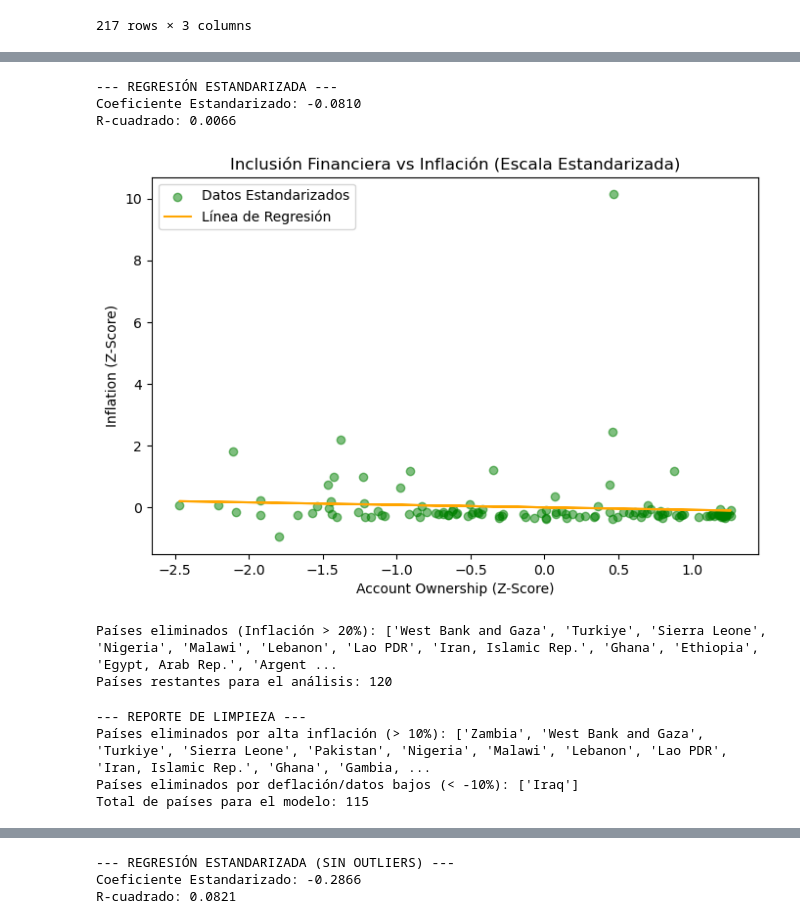
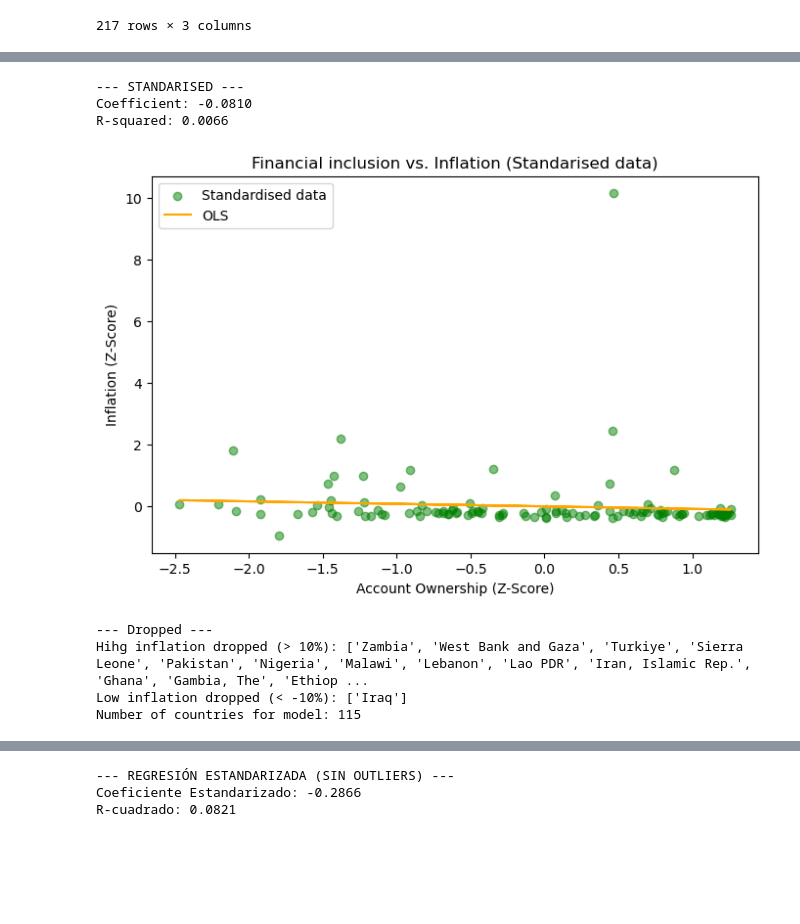
Before and after one commit to CarlosGV1208/CarlosGV1208.github.io, a Jupyter notebook: project/project.ipynb, the cells around one changed output, grey strips where cells are left out. Cells and saved outputs as stored; diff of their text form; code cells hidden in the pictures; blank space fills up the shorter version.

```diff
--- a/project/project.ipynb
+++ b/project/project.ipynb
@@ -722,75 +550,61 @@ R-cuadrado: 0.0066
 # %%
-# Aplicar StandardScaler
+# OLS STANDARISED REGRESSION
+
+# Using Scaler
 scaler_X = StandardScaler()
 scaler_y = StandardScaler()
 
 X_std = scaler_X.fit_transform(X)
 y_std = scaler_y.fit_transform(y.reshape(-1, 1))
 
-# Entrenar modelo estandarizado
 model_std = LinearRegression()
 model_std.fit(X_std, y_std)
 y_pred_std = model_std.predict(X_std)
 
-print("\n--- REGRESIÓN ESTANDARIZADA ---")
-print(f"Coeficiente Estandarizado: {model_std.coef_[0][0]:.4f}")
-print(f"R-cuadrado: {r2_score(y_std, y_pred_std):.4f}")
+print("\n--- STANDARISED ---")
+print(f"Coefficient: {model_std.coef_[0][0]:.4f}")
+print(f"R-squared: {r2_score(y_std, y_pred_std):.4f}")
 
 # Gráfico 2
 plt.figure(figsize=(8, 5))
-plt.scatter(X_std, y_std, alpha=0.5, color='green', label='Datos Estandarizados')
-plt.plot(X_std, y_pred_std, color='orange', label='Línea de Regresión')
-plt.title('Inclusión Financiera vs Inflación (Escala Estandarizada)')
+plt.scatter(X_std, y_std, alpha=0.5, color='green', label='Standardised data')
+plt.plot(X_std, y_pred_std, color='orange', label='OLS')
+plt.title('Financial inclusion vs. Inflation (Standarised data)')
 plt.xlabel('Account Ownership (Z-Score)')
 plt.ylabel('Inflation (Z-Score)')
 plt.legend()
 plt.show()
 # %% [output]
---- REGRESIÓN ESTANDARIZADA ---
-Coeficiente Estandarizado: -0.0810
-R-cuadrado: 0.0066
+--- STANDARISED ---
+Coefficient: -0.0810
+R-squared: 0.0066
-[figure, old version]
+[figure, new version]
-# %%
-# 1. Filtrar el DataFrame original (df_ml)
-# Mantenemos solo países con inflación <= 20%
-df_clean = df_ml[df_ml['Inflation'] <= 15].copy()
-
-# Opcional: Ver qué países fueron eliminados como outliers
-outliers = df_ml[df_ml['Inflation'] > 15]
-print(f"Países eliminados (Inflación > 20%): {outliers['Country'].tolist()}")
-print(f"Países restantes para el análisis: {len(df_clean)}")
-
-# Preparamos las variables X y y con los datos limpios
-X_clean = df_clean[['Account_Ownership']].values
-y_clean = df_clean['Inflation'].values
-# %% [output]
-Países eliminados (Inflación > 20%): ['West Bank and Gaza', 'Turkiye', 'Sierra Leone', 'Nigeria', 'Malawi', 'Lebanon', 'Lao PDR', 'Iran, Islamic Rep.', 'Ghana', 'Ethiopia', 'Egypt, Arab Rep.', 'Argent ...
-Países restantes para el análisis: 120
 # %%
-# 1. Definir los límites del filtro
+# Droping outliers
+
+# Limits for inflation
 limite_superior = 10
-limite_inferior = -10  # Opcional: puedes poner -2 si quieres incluir deflación leve
+limite_inferior = -10
 
-# 2. Filtrar el DataFrame original (df_ml)
-# Usamos el operador '&' para cumplir ambas condiciones
+# Filtering original dataframe
 df_clean = df_ml[(df_ml['Inflation'] <= limite_superior) &
                  (df_ml['Inflation'] >= limite_inferior)].copy()
 
-# 3. Identificar quiénes quedaron fuera
+# Review dropped countries
 outliers_high = df_ml[df_ml['Inflation'] > limite_superior]
 outliers_low = df_ml[df_ml['Inflation'] < limite_inferior]
 
-print(f"--- REPORTE DE LIMPIEZA ---")
-print(f"Países eliminados por alta inflación (> {limite_superior}%): {outliers_high['Country'].tolist()}")
-print(f"Países eliminados por deflación/datos bajos (< {limite_inferior}%): {outliers_low['Country'].tolist()}")
-print(f"Total de países para el modelo: {len(df_clean)}")
+print(f"--- Dropped ---")
+print(f"Hihg inflation dropped (> {limite_superior}%): {outliers_high['Country'].tolist()}")
+print(f"Low inflation dropped (< {limite_inferior}%): {outliers_low['Country'].tolist()}")
+print(f"Number of countries for model: {len(df_clean)}")
 
-# 4. Preparar las variables X y y con los datos limpios
+
 X_clean = df_clean[['Account_Ownership']].values
 y_clean = df_clean['Inflation'].values
 # %% [output]
---- REPORTE DE LIMPIEZA ---
-Países eliminados por alta inflación (> 10%): ['Zambia', 'West Bank and Gaza', 'Turkiye', 'Sierra Leone', 'Pakistan', 'Nigeria', 'Malawi', 'Lebanon', 'Lao PDR', 'Iran, Islamic Rep.', 'Ghana', 'Gambia, ...
-Países eliminados por deflación/datos bajos (< -10%): ['Iraq']
-Total de países para el modelo: 115
+--- Dropped ---
+Hihg inflation dropped (> 10%): ['Zambia', 'West Bank and Gaza', 'Turkiye', 'Sierra Leone', 'Pakistan', 'Nigeria', 'Malawi', 'Lebanon', 'Lao PDR', 'Iran, Islamic Rep.', 'Ghana', 'Gambia, The', 'Ethiop ...
+Low inflation dropped (< -10%): ['Iraq']
+Number of countries for model: 115
 # %%
```
Also changed, not shown: parts of 47 cells of this notebook.
